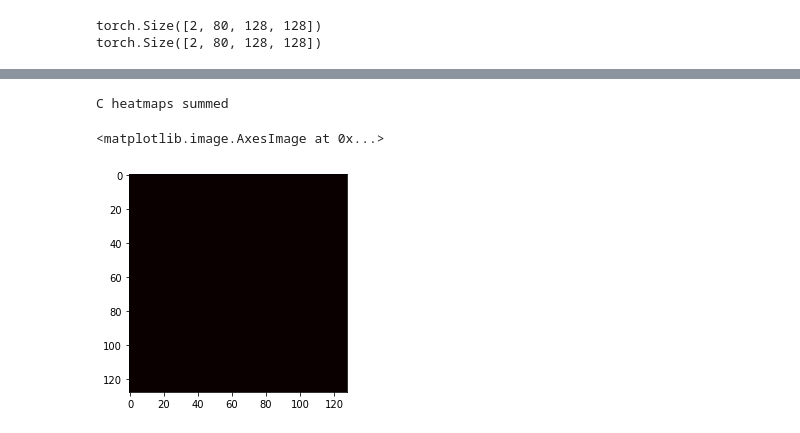
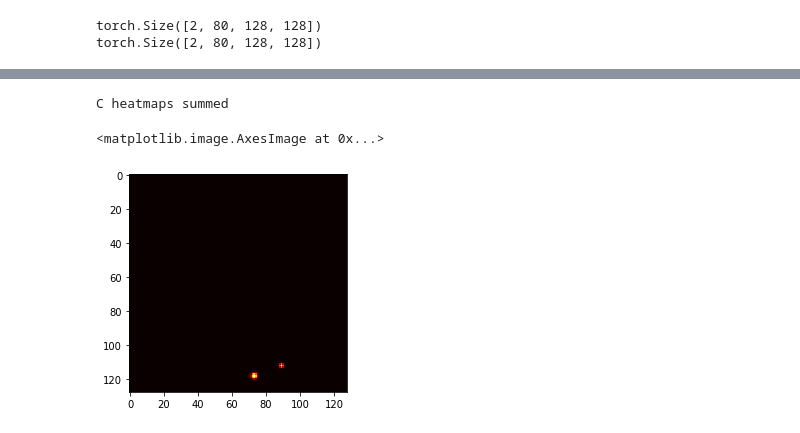
Before and after one commit to s-kill/FewShot-CenterNet, a Jupyter notebook: src/pruebas4-HMS_best.ipynb, the cells around one changed output, grey strips where cells are left out. Cells and saved outputs as stored; diff of their text form; code cells hidden in the pictures.

```diff
--- a/src/pruebas4-HMS_best.ipynb
+++ b/src/pruebas4-HMS_best.ipynb
@@ -117,7 +143,7 @@ tensor(0.6831, device='cuda:0', grad_fn=<MaxBackward1>)
 # %%
 print('C heatmaps summed')
-plt.imshow(gt_hm[1,7,:,:].detach().cpu().numpy(), cmap='hot', interpolation='nearest')
+plt.imshow(gt_hm[0,0,:,:].detach().cpu().numpy(), cmap='hot', interpolation='nearest')
 # %% [output]
 C heatmaps summed
 <matplotlib.image.AxesImage at 0x...>
-[figure, old version]
+[figure, new version]
```
Also changed, not shown: parts of 11 cells of this notebook, 9 other files.
